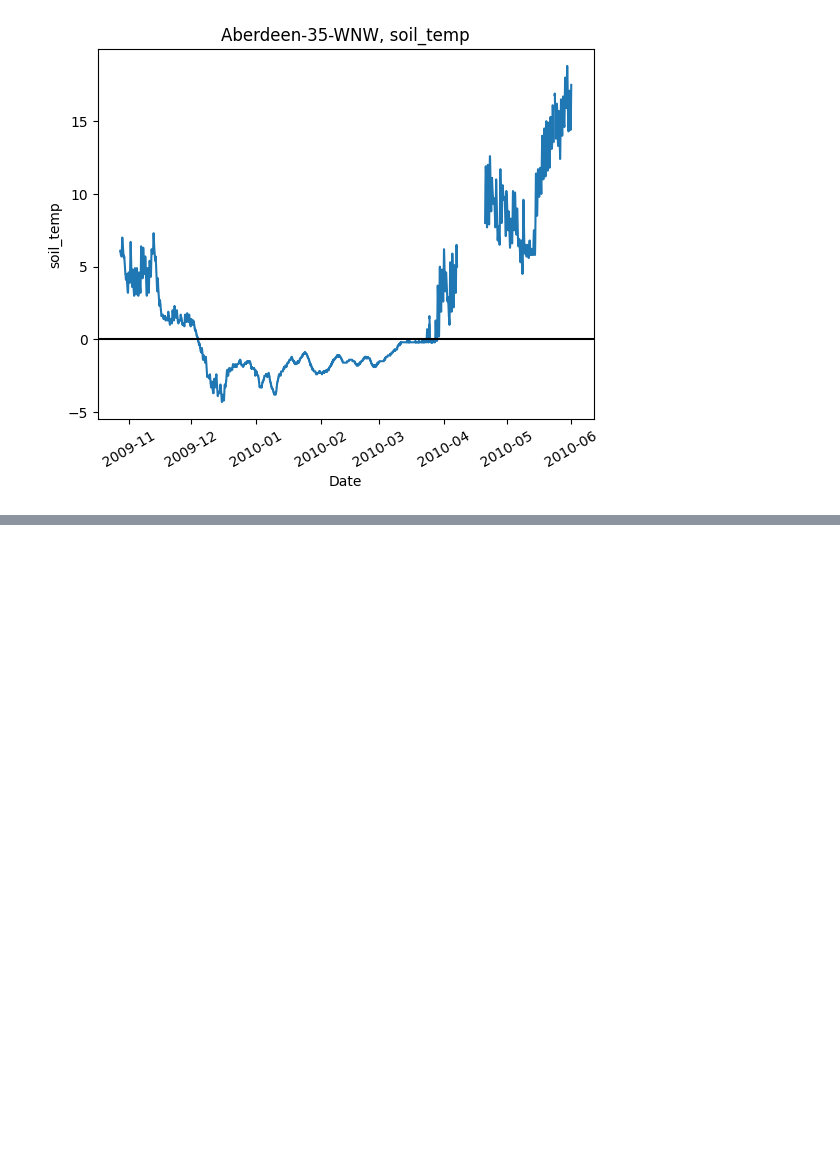
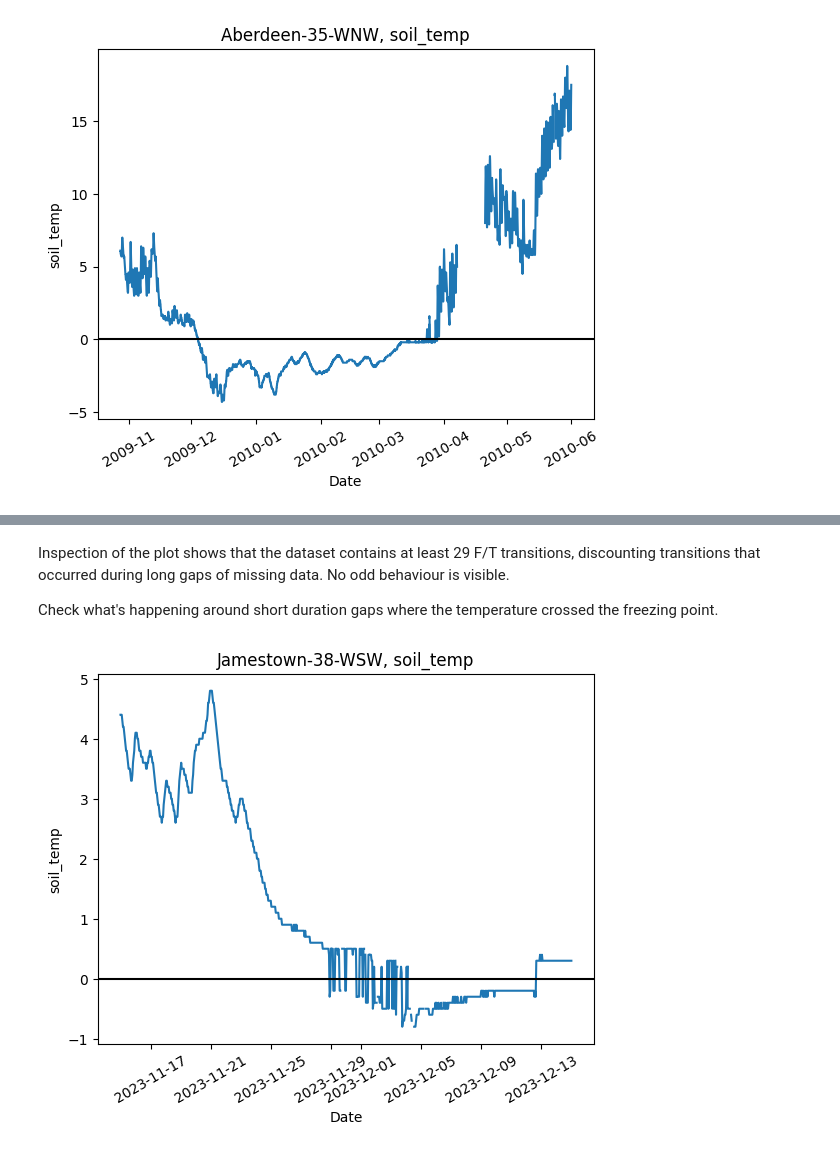
Before and after one commit to gerezk/freeze-thaw-soil-prediction, a Jupyter notebook: ISMN_data_cleaning.ipynb, the cells around one changed output, grey strips where cells are left out. Saved outputs shown, nothing was run; the diff lists cells and outputs as text; code cells hidden in the pictures; blank space fills up the shorter version.

```diff
--- a/ISMN_data_cleaning.ipynb
+++ b/ISMN_data_cleaning.ipynb
@@ -123,0 +189,8 @@ df_nenana = utils.collect_data(raw_data_path / dir_nenana, max_depth, short_vari
+# %% [markdown]
+Inspection of the plot shows that the dataset contains at least 29 F/T transitions, discounting transitions that occurred during long gaps of missing data. No odd behaviour is visible.
+
+Check what's happening around short duration gaps where the temperature crossed the freezing point.
+# %%
+utils.line_plot(jamestown_df, long_variable, station=str(dir_jamestown), start=datetime.datetime(2023, 11, 15), end=datetime.datetime(2023, 12, 15))
+# %% [output]
+[figure, added]
```
Also changed, not shown: parts of 15 cells of this notebook, 1 other file.
